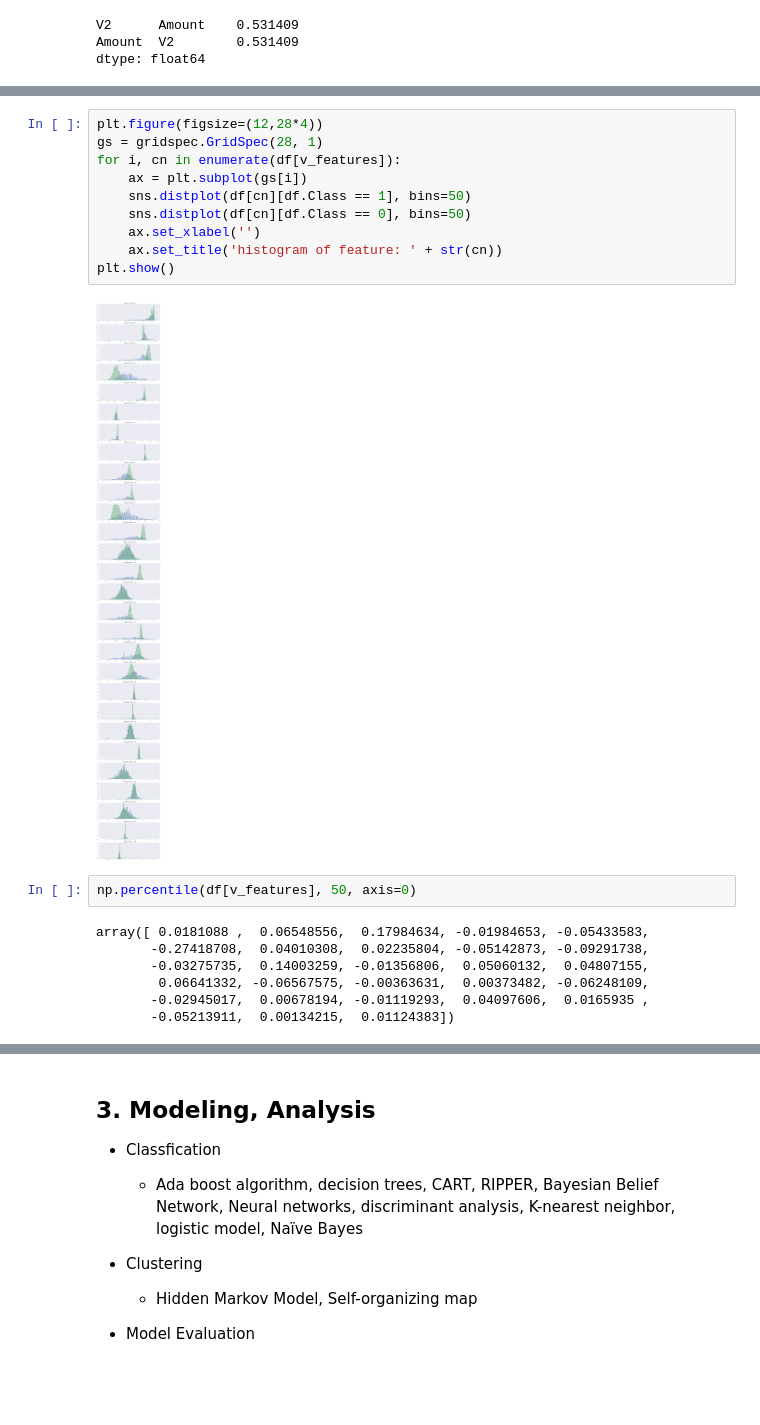
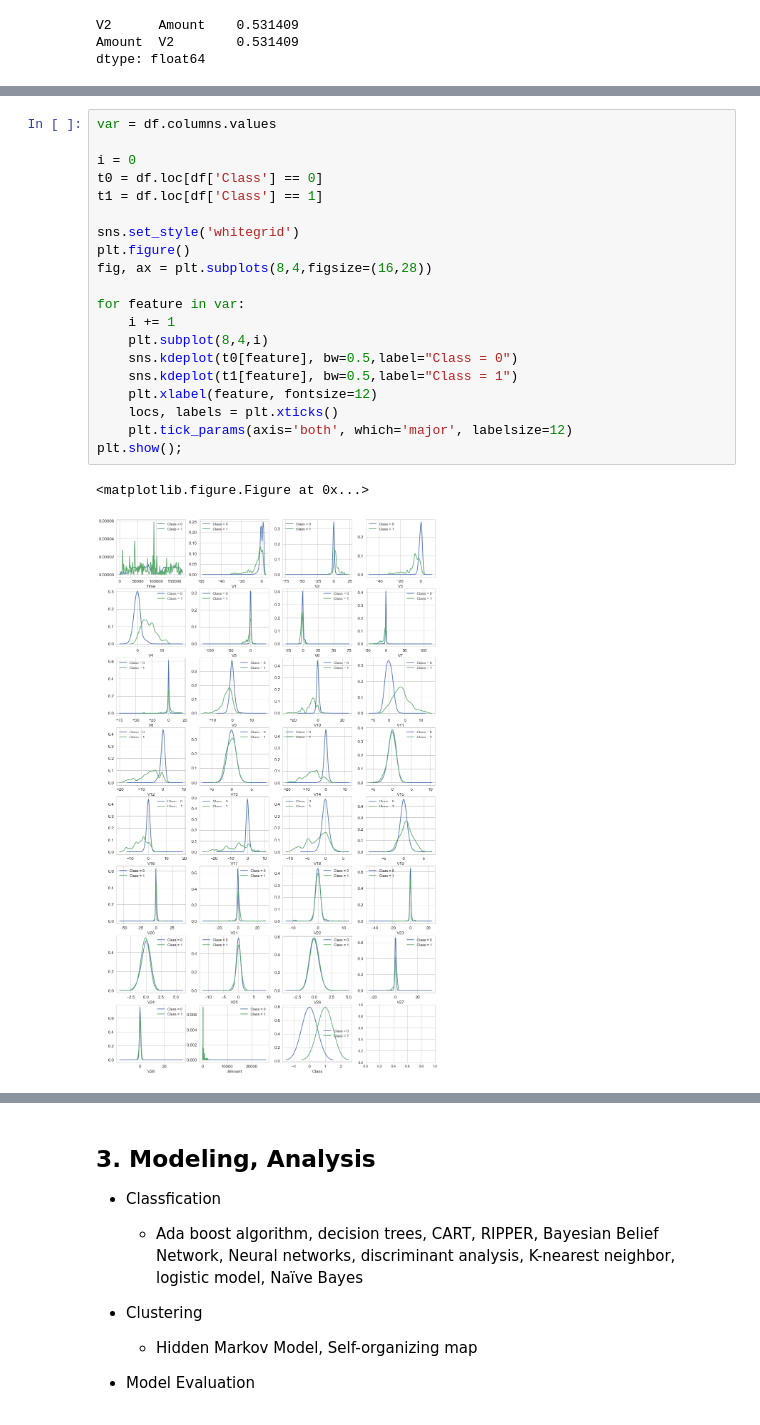
Before and after one commit to lovablebaby/cardFraudDetection, a Jupyter notebook: cardFraudDetection.ipynb, the cells around one changed output, grey strips where cells are left out. Cells and saved outputs as stored; diff of their text form; blank space fills up the shorter version.

```diff
--- a/cardFraudDetection.ipynb
+++ b/cardFraudDetection.ipynb
@@ -410,21 +231,23 @@ a1.describe()
-# %%
-plt.figure(figsize=(12,28*4))
-gs = gridspec.GridSpec(28, 1)
-for i, cn in enumerate(df[v_features]):
-    ax = plt.subplot(gs[i])
-    sns.distplot(df[cn][df.Class == 1], bins=50)
-    sns.distplot(df[cn][df.Class == 0], bins=50)
-    ax.set_xlabel('')
-    ax.set_title('histogram of feature: ' + str(cn))
-plt.show()
-# %% [output]
-[figure, removed]
-# %%
-np.percentile(df[v_features], 50, axis=0)
-# %% [output]
-array([ 0.0181088 ,  0.06548556,  0.17984634, -0.01984653, -0.05433583,
-       -0.27418708,  0.04010308,  0.02235804, -0.05142873, -0.09291738,
-       -0.03275735,  0.14003259, -0.01356806,  0.05060132,  0.04807155,
-        0.06641332, -0.06567575, -0.00363631,  0.00373482, -0.06248109,
-       -0.02945017,  0.00678194, -0.01119293,  0.04097606,  0.0165935 ,
-       -0.05213911,  0.00134215,  0.01124383])
+# %%
+var = df.columns.values
+
+i = 0
+t0 = df.loc[df['Class'] == 0]
+t1 = df.loc[df['Class'] == 1]
+
+sns.set_style('whitegrid')
+plt.figure()
+fig, ax = plt.subplots(8,4,figsize=(16,28))
+
+for feature in var:
+    i += 1
+    plt.subplot(8,4,i)
+    sns.kdeplot(t0[feature], bw=0.5,label="Class = 0")
+    sns.kdeplot(t1[feature], bw=0.5,label="Class = 1")
+    plt.xlabel(feature, fontsize=12)
+    locs, labels = plt.xticks()
+    plt.tick_params(axis='both', which='major', labelsize=12)
+plt.show();
+# %% [output]
+<matplotlib.figure.Figure at 0x...>
+[figure, added]
```
Also changed, not shown: parts of 62 cells of this notebook.
